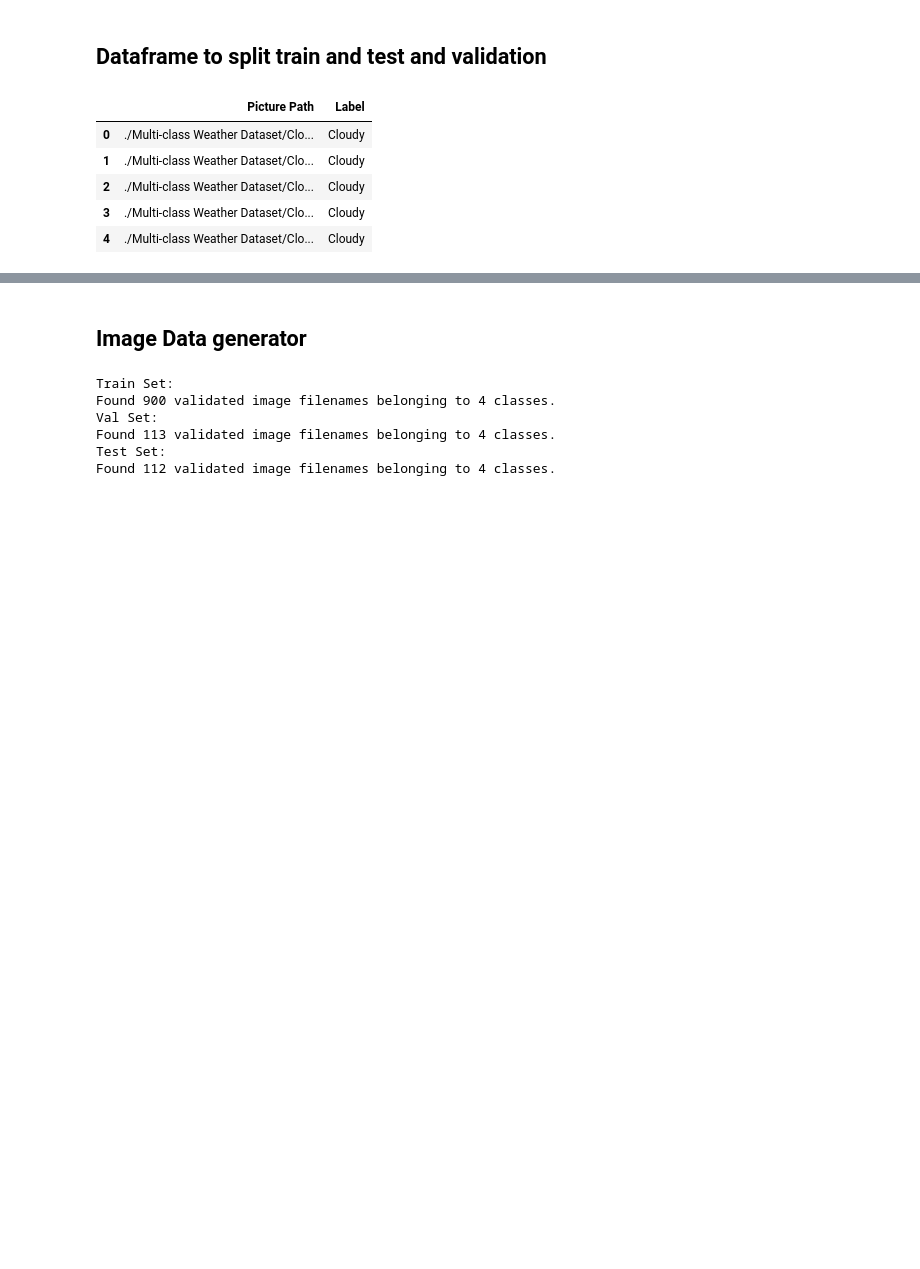
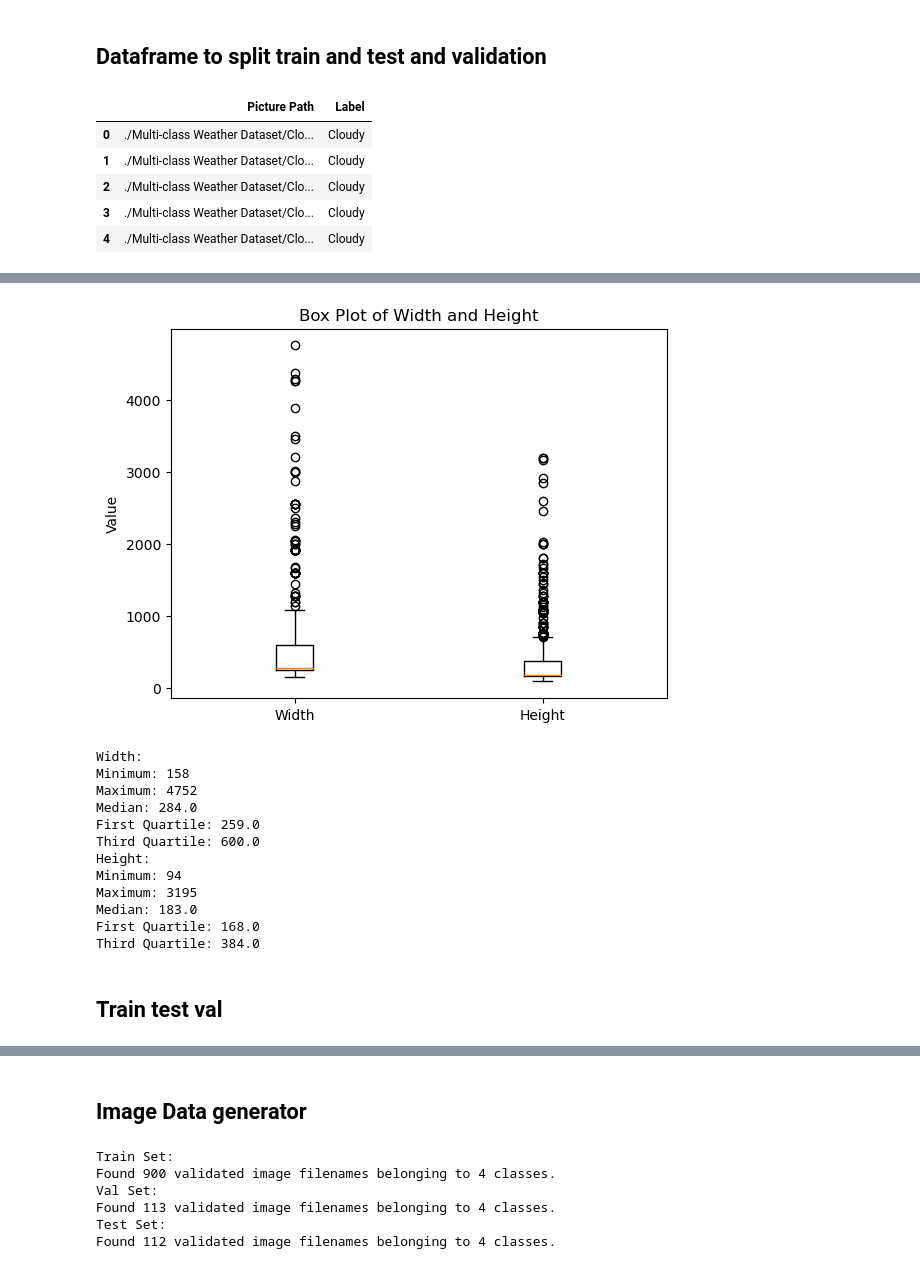
Before and after one commit to Jalalbaim/Rain-Or-Shine, a Jupyter notebook: Model.ipynb, the cells around one changed output, grey strips where cells are left out. Cells and saved outputs as stored; diff of their text form; code cells hidden in the pictures; blank space fills up the shorter version.

```diff
--- a/Model.ipynb
+++ b/Model.ipynb
@@ -58,3 +82,53 @@ df.head()
+# %%
+import matplotlib.pyplot as plt
+
+min_width = df['width'].min()
+max_width = df['width'].max()
+median_width = df['width'].median()
+q1_width = df['width'].quantile(0.25)
+q3_width = df['width'].quantile(0.75)
+
+min_height = df['height'].min()
+max_height = df['height'].max()
+median_height = df['height'].median()
+q1_height = df['height'].quantile(0.25)
+q3_height = df['height'].quantile(0.75)
+
+plt.boxplot([df['width'], df['height']], labels=['Width', 'Height'])
+plt.title('Box Plot of Width and Height')
+plt.ylabel('Value')
+plt.show()
+
+# Print the statistics
+print('Width:')
+print('Minimum:', min_width)
+print('Maximum:', max_width)
+print('Median:', median_width)
+print('First Quartile:', q1_width)
+print('Third Quartile:', q3_width)
+
+print('Height:')
+print('Minimum:', min_height)
+print('Maximum:', max_height)
+print('Median:', median_height)
+print('First Quartile:', q1_height)
+print('Third Quartile:', q3_height)
+# %% [output]
+[figure, added]
+Width:
+Minimum: 158
+Maximum: 4752
+Median: 284.0
+First Quartile: 259.0
+Third Quartile: 600.0
+Height:
+Minimum: 94
+Maximum: 3195
+Median: 183.0
+First Quartile: 168.0
+Third Quartile: 384.0
+# %% [markdown]
+## Train test val
 # %%
 train_set, t_v_set = train_test_split(df, test_size=0.2, shuffle=True, stratify=df["Label"], random_state=42)
 test_set, val_set = train_test_split(t_v_set, test_size=0.5, shuffle=True, stratify=t_v_set["Label"], random_state=42)
```
Also changed, not shown: parts of 6 cells of this notebook.
